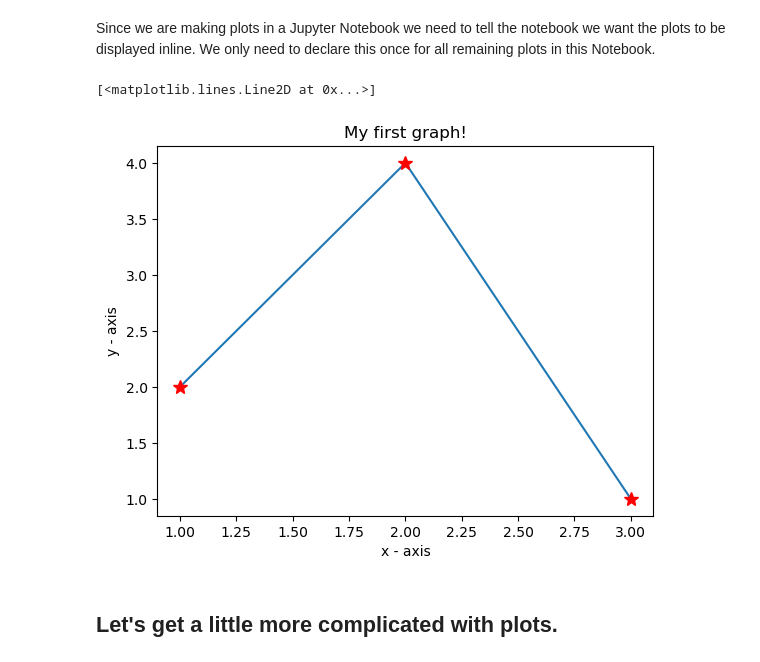
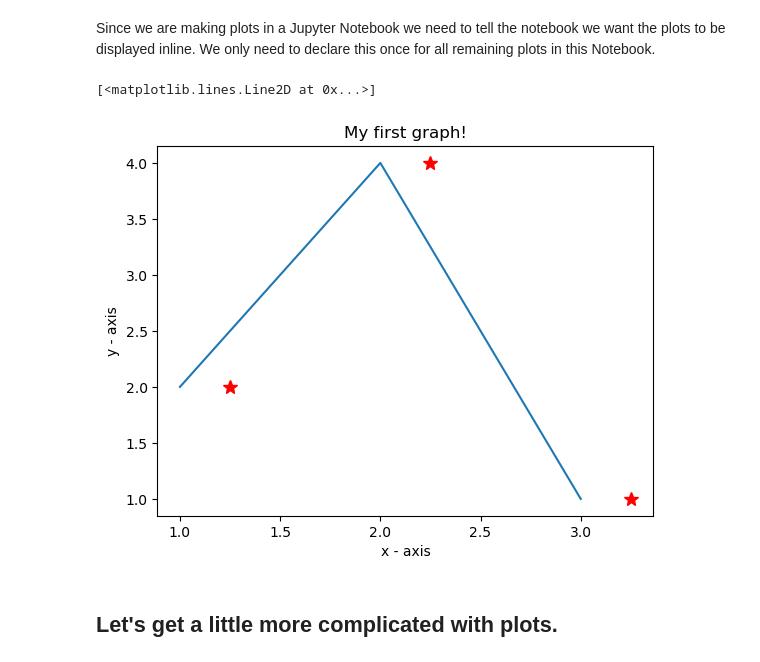
Before and after one commit to kenkehoe/AtmosphericPythonCourse, a Jupyter notebook: plotting/make_plot.ipynb, the cells around one changed output. Cells and saved outputs as stored; diff of their text form; code cells hidden in the pictures.

```diff
--- a/plotting/make_plot.ipynb
+++ b/plotting/make_plot.ipynb
@@ -23,16 +23,17 @@ Since we are making plots in a Jupyter Notebook we need to tell the notebook we
 # %%
 x = [1, 2, 3]  # x axis values as Python list
 y = [2, 4, 1]  # corresponding y axis values as Python list
 plt.plot(x, y)  # plotting the points
 plt.xlabel('x - axis')  # naming the x axis
 plt.ylabel('y - axis')  # naming the y axis
 plt.title('My first graph!')  # giving a title to my graph
 
 # What if make a second plot right after making the first?
+x = [1.25, 2.25, 3.25]
 plt.plot(x, y, linestyle='', marker='*', markersize=10, color='red')
 # %% [output]
 [<matplotlib.lines.Line2D at 0x...>]
-[figure, old version]
+[figure, new version]
 # %% [markdown]
 ## Let's get a little more complicated with plots.
 # %%
```
Also changed, not shown: parts of 7 cells of this notebook.
